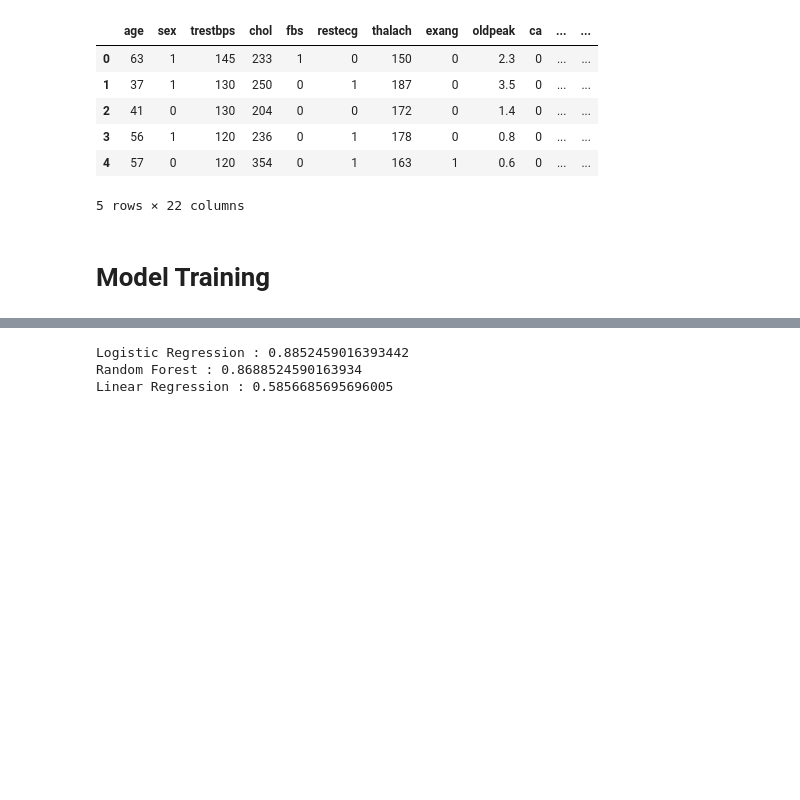
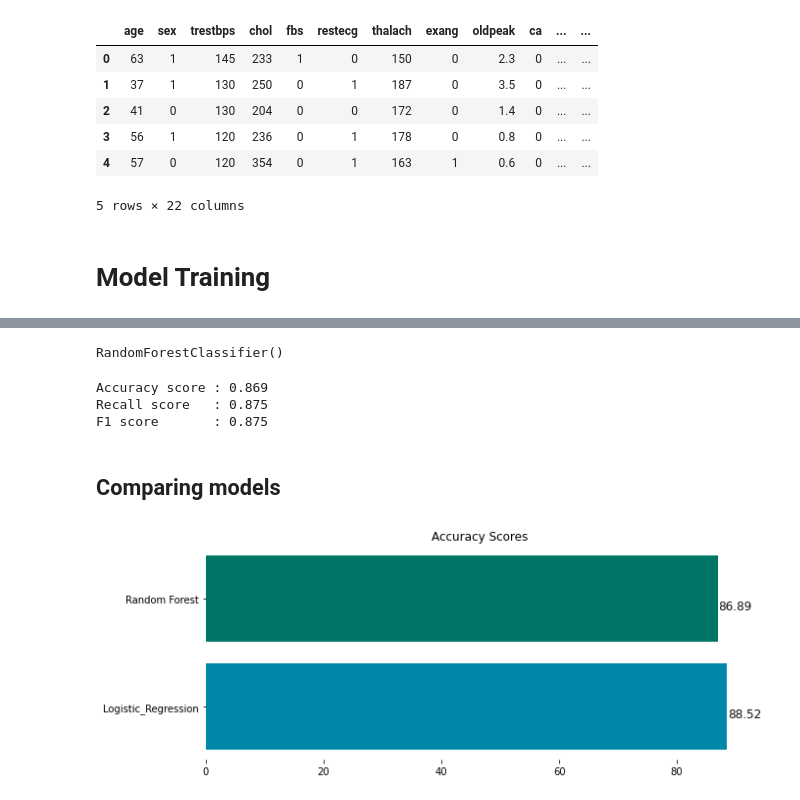
Before and after one commit to Anjankumar53/Heart_Disease_Prediction, a Jupyter notebook: Model.ipynb, the cells around one changed output, grey strips where cells are left out. Drawn from its saved outputs; the diff is of its cells as text; code cells hidden in the pictures; blank space fills up the shorter version.

Commit message:
Model updated

```diff
--- a/Model.ipynb
+++ b/Model.ipynb
@@ -116,0 +126,4 @@ Please also refer to the documentation for alternative solver options:
+# %%
+#Adding the accuracy scores to the dictionaries
+accuracy_values["Logistic_Regression"]=accuracy_score(y_test,y_pred_logistic)*100
+recall_values["Logistic_Regression"]=recall_score(y_test,y_pred_logistic)*100
@@ -117,7 +132,42 @@ Please also refer to the documentation for alternative solver options:
+# %%
+#Creating the Random Forest Classifier model
+np.random.seed(42)
+random_forest_model=RandomForestClassifier()
+random_forest_model.fit(x_train,y_train)
+# %% [output]
+RandomForestClassifier()
+# %%
+#Predicting/testing the Random Forest Classifier model
+y_pred_rfc=random_forest_model.predict(x_test)
+# %%
+#Accuracy and recall values
+print("Accuracy score : %0.3f"%accuracy_score(y_test,y_pred_rfc))
+print("Recall score   : %0.3f"%recall_score(y_test,y_pred_rfc))
+print("F1 score       : %0.3f"%f1_score(y_test,y_pred_rfc))
+# %% [output]
+Accuracy score : 0.869
+Recall score   : 0.875
+F1 score       : 0.875
+# %%
+#Adding the accuracy scores to the dictionaries
+accuracy_values["Random Forest"]=accuracy_score(y_test,y_pred_rfc)*100
+recall_values["Random Forest"]=recall_score(y_test,y_pred_rfc)*100
+# %% [markdown]
+## Comparing models
 # %%
-for i in model_scores:
-    print(i,":",model_scores[i])
+#Plotting Bar graph for Accuracy
+fig, ax = plt.subplots(figsize =(10, 4))
+plt.title("Accuracy Scores")
+# Horizontal Bar Plot
+ax.barh(list(accuracy_values.keys()),list(accuracy_values.values()),color=["#0088AA","#007766"])
+for s in ['top', 'bottom', 'left', 'right']:
+    ax.spines[s].set_visible(False)
+
+# Add annotation to bars
+for i in ax.patches:
+    plt.text(i.get_width()+0.1, i.get_y()+0.3,
+             str(round((i.get_width()), 2)),
+             fontsize = 12,
+             color ='#0f0f0f')
 # %% [output]
-Logistic Regression : 0.8852459016393442
-Random Forest : 0.8688524590163934
-Linear Regression : 0.5856685695696005
+[figure, added]
```
Also changed, not shown: parts of 18 cells of this notebook.
